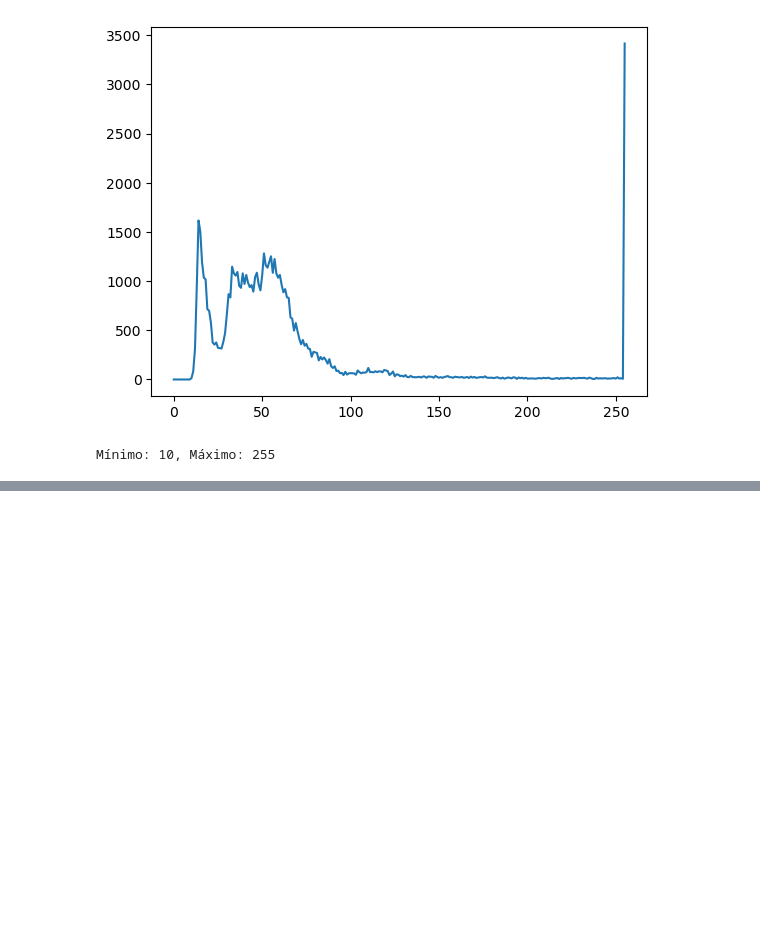
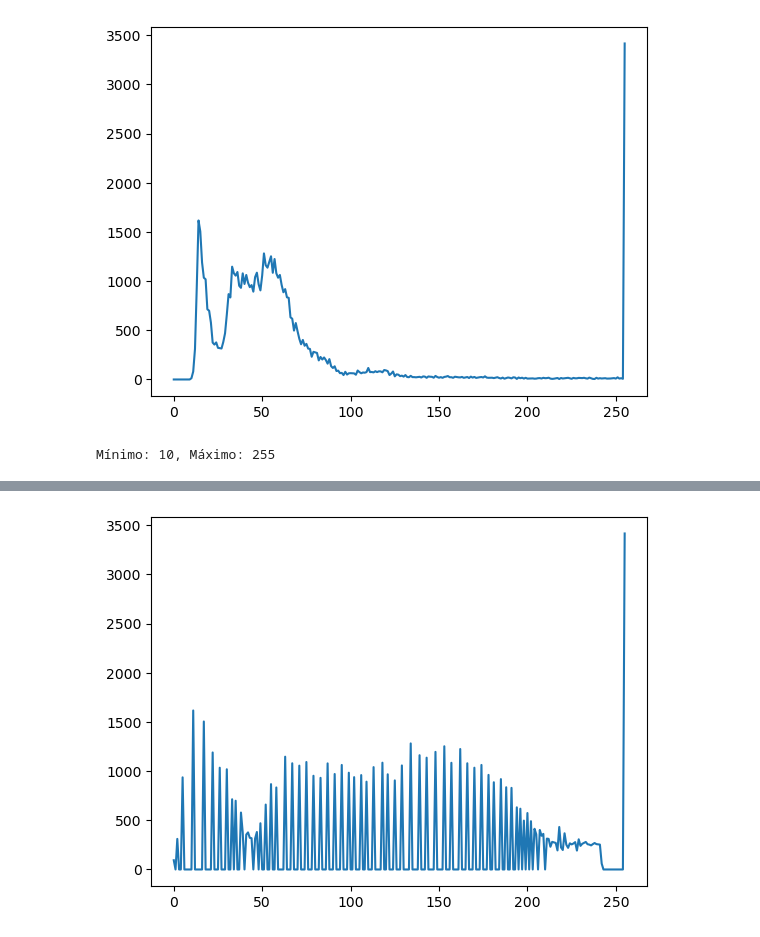
Before and after one commit to ImagenesYVision/Taller2, a Jupyter notebook: Taller2.ipynb, the cells around one changed output, grey strips where cells are left out. Cells and saved outputs as stored; diff of their text form; code cells hidden in the pictures; blank space fills up the shorter version.

```diff
--- a/Taller2.ipynb
+++ b/Taller2.ipynb
@@ -33,0 +50,6 @@ Clipping input data to the valid range for imshow with RGB data ([0..1] for floa
+# %%
+histBougieEcualizado = cv2.calcHist([bougieEcualizado],[0],None,[256],[0,256])
+plt.plot(histBougieEcualizado)
+plt.show()
+# %% [output]
+[figure, added]
```
Also changed, not shown: parts of 18 cells of this notebook.
